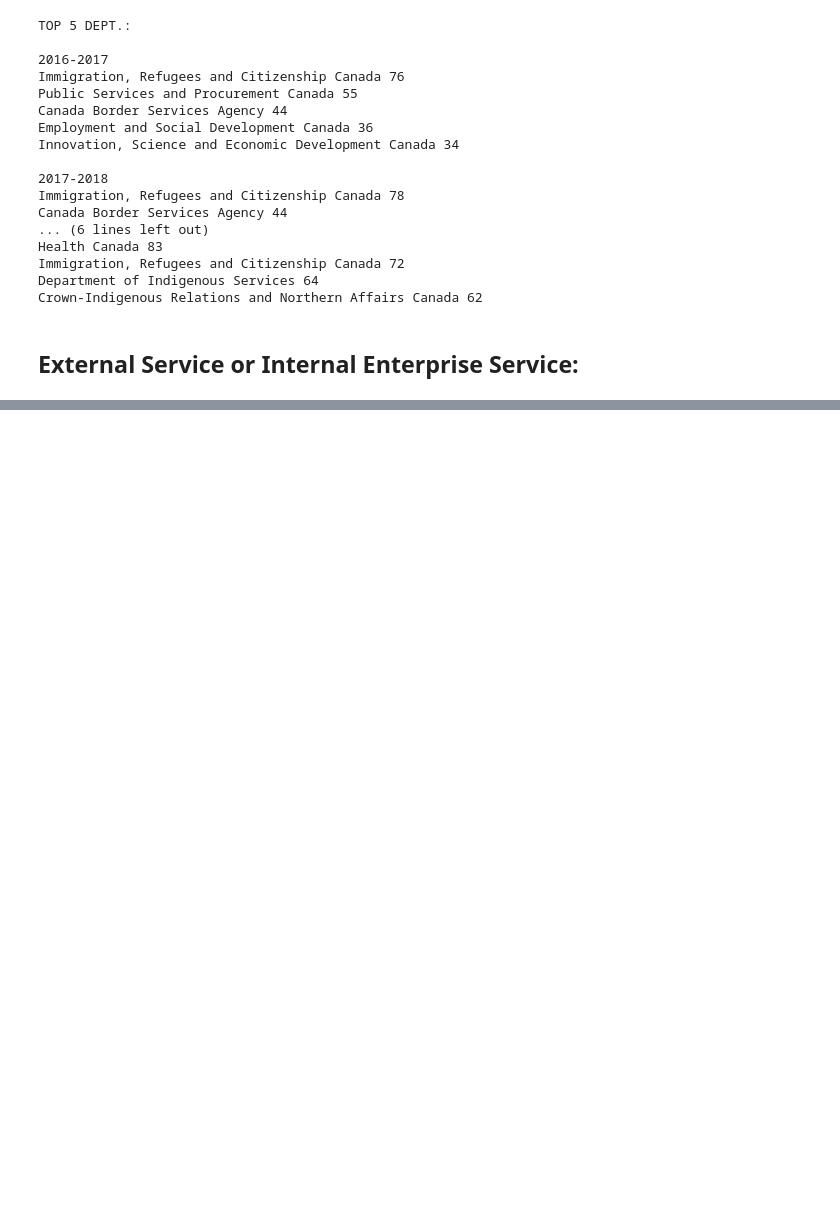
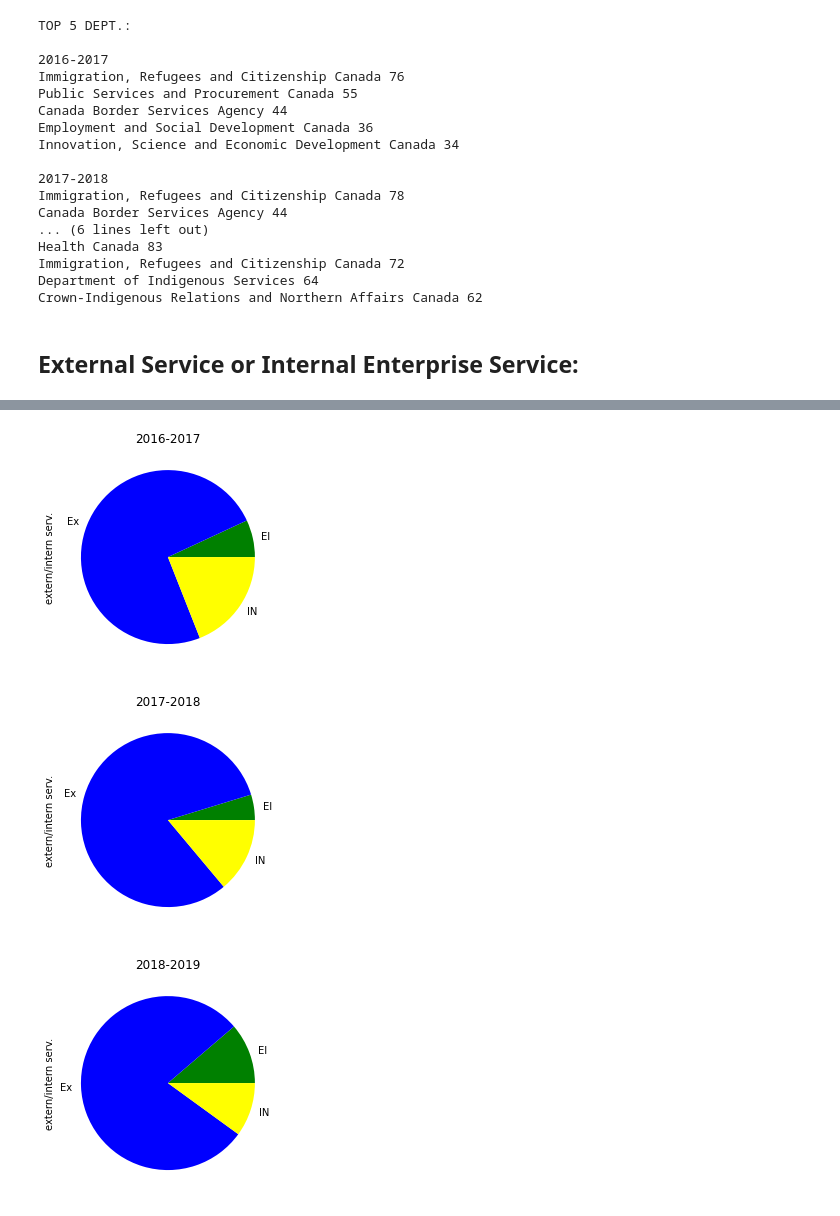
Before and after one commit to d-ta/GC-Service-Inventory-EDA, a Jupyter notebook: GC Service Inventory – Dia.ipynb, the cells around one changed output, grey strips where cells are left out. Cells and saved outputs as stored; diff of their text form; code cells hidden in the pictures; blank space fills up the shorter version.

```diff
--- a/GC Service Inventory – Dia.ipynb
+++ b/GC Service Inventory – Dia.ipynb
@@ -275,0 +287,11 @@ df_inv.groupby('external_internal').size().pie()
+# %%
+yrs = ['2016-2017', '2017-2018', '2018-2019']
+
+for yr in yrs:
+    df_inv[df_inv.fiscal_yr == yr].groupby('external_internal').size().plot.pie(colors=['green', 'blue', 'yellow'], label='extern/intern serv.')
+    plt.title(yr)
+    plt.show()
+# %% [output]
+[figure, added]
+[figure, added]
+[figure, added]
```
Also changed, not shown: parts of 3 cells of this notebook.
